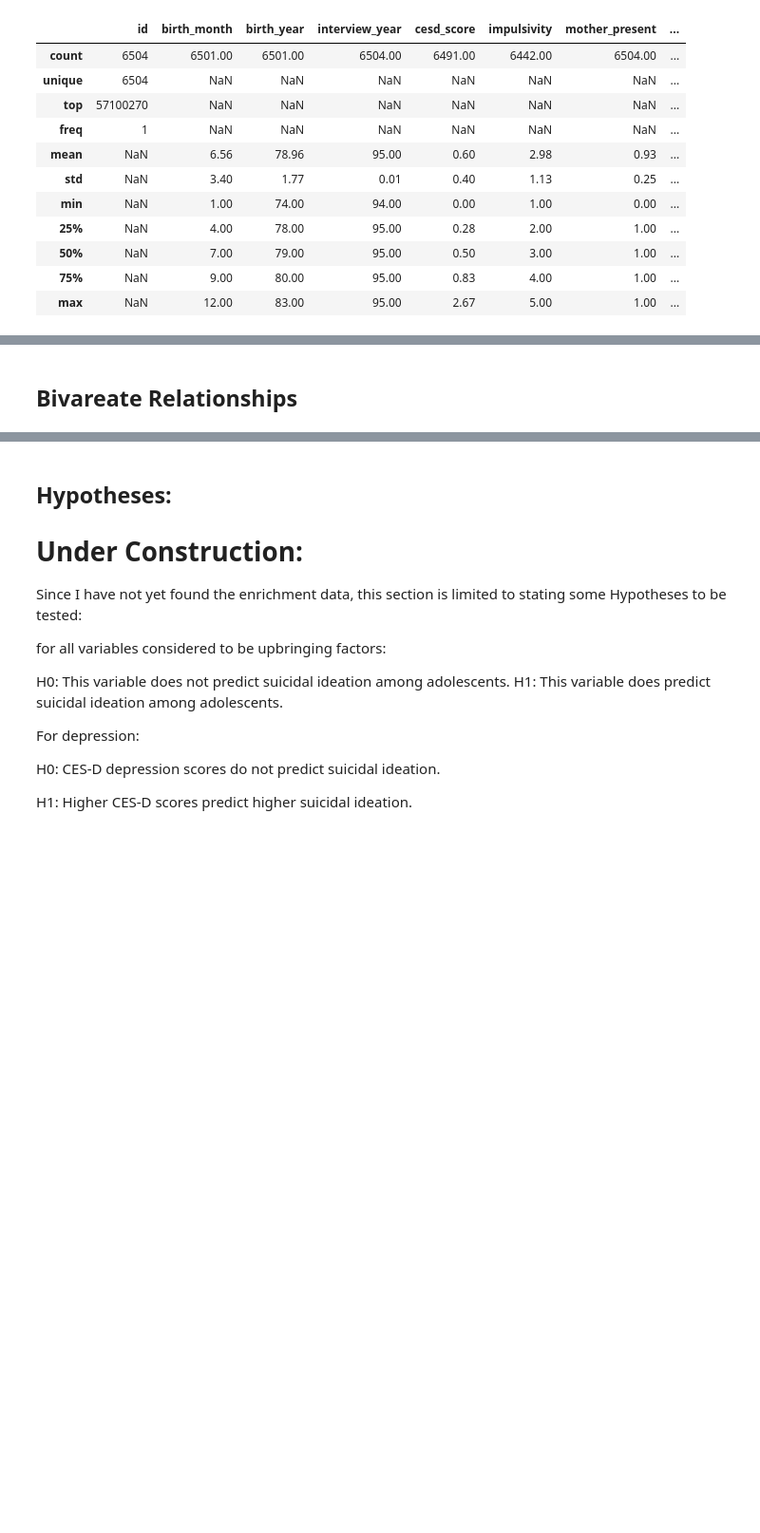
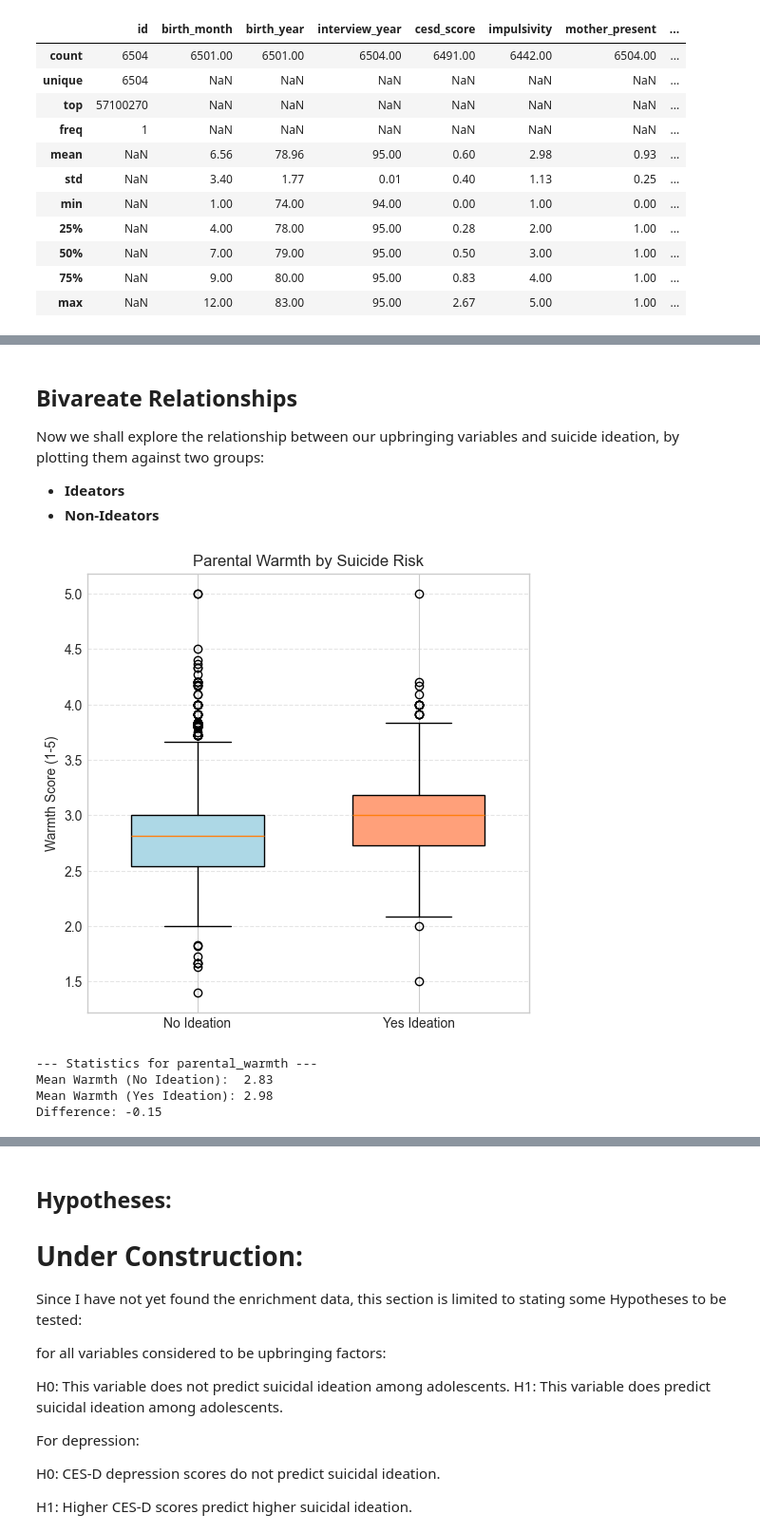
Before and after one commit to usef1ens/Suicide-Prediction, a Jupyter notebook: DataAnalysis.ipynb, the cells around one changed output, grey strips where cells are left out. Shown at 95% size. Cells and saved outputs as stored; diff of their text form; code cells hidden in the pictures; blank space fills up the shorter version.

```diff
--- a/DataAnalysis.ipynb
+++ b/DataAnalysis.ipynb
@@ -716,2 +652,39 @@ plt.show()
 # %% [markdown]
 ## Bivareate Relationships
+
+Now we shall explore the relationship between our upbringing variables and suicide ideation, by plotting them against two groups:
+
+- **Ideators**
+- **Non-Ideators**
+# %%
+# 1. Prepare Data
+col = 'parental_warmth'
+data_no = eda_df[eda_df['suicidal_ideation'] == 0][col].dropna()
+data_yes = eda_df[eda_df['suicidal_ideation'] == 1][col].dropna()
+
+# 2. Plot
+plt.figure(figsize=(6, 6))
+bplot = plt.boxplot([data_no, data_yes], tick_labels=['No Ideation', 'Yes Ideation'],
+                    patch_artist=True, widths=0.6)
+
+# Color styling
+colors = ['lightblue', 'lightsalmon']
+for patch, color in zip(bplot['boxes'], colors):
+    patch.set_facecolor(color)
+
+plt.title('Parental Warmth by Suicide Risk')
+plt.ylabel('Warmth Score (1-5)')
+plt.grid(axis='y', linestyle='--', alpha=0.5)
+plt.show()
+
+# 3. Print Statistics
+print(f"--- Statistics for {col} ---")
+print(f"Mean Warmth (No Ideation):  {data_no.mean():.2f}")
+print(f"Mean Warmth (Yes Ideation): {data_yes.mean():.2f}")
+print(f"Difference: {data_no.mean() - data_yes.mean():.2f}")
+# %% [output]
+[figure, added]
+--- Statistics for parental_warmth ---
+Mean Warmth (No Ideation):  2.83
+Mean Warmth (Yes Ideation): 2.98
+Difference: -0.15
```
Also changed, not shown: parts of 52 cells of this notebook.
